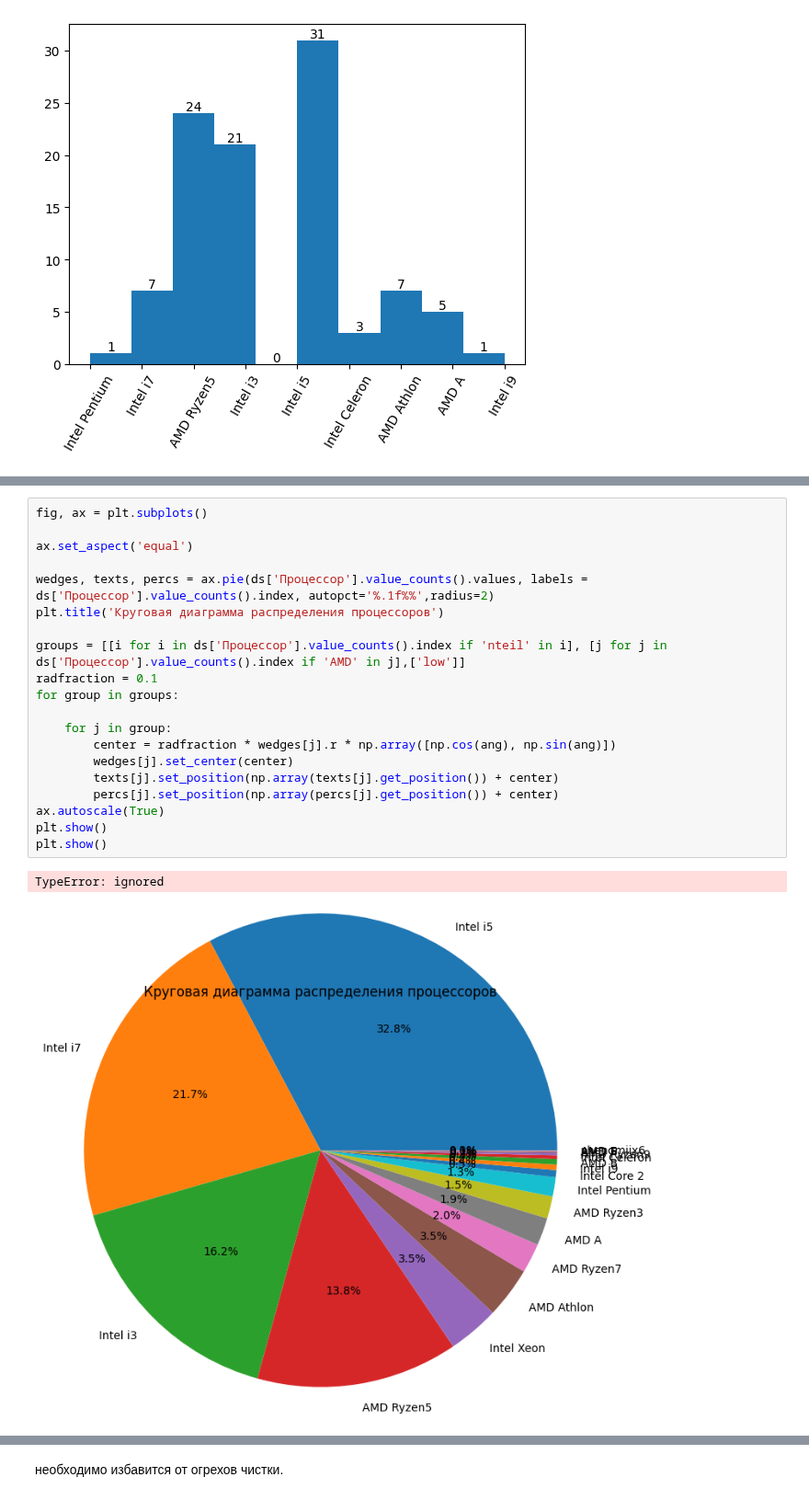
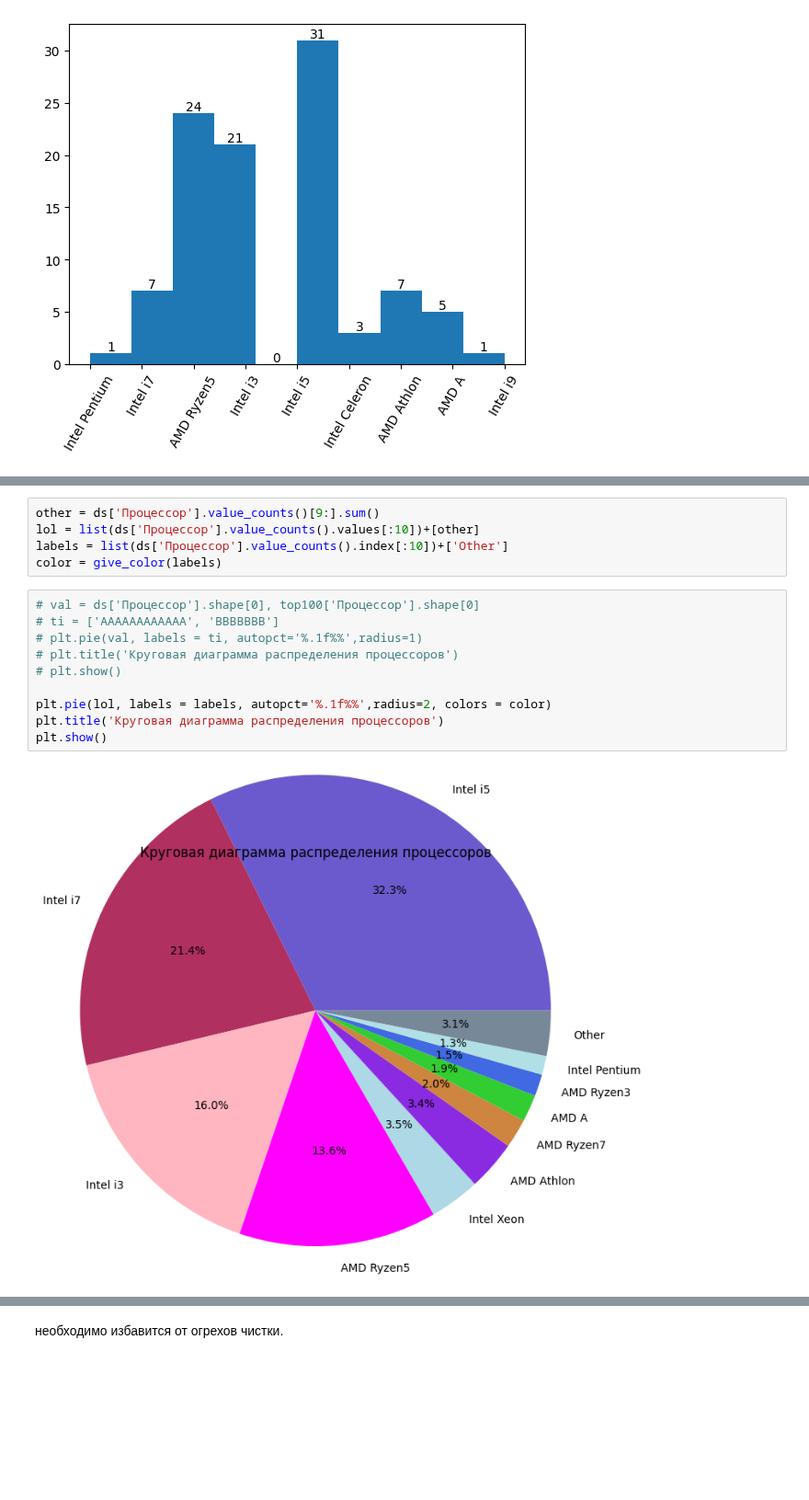
Before and after one commit to EZSib/data_-analytics2023, a Jupyter notebook: practice_eda_Efim.ipynb, the cells around one changed output, grey strips where cells are left out. Shown at 92% size. Drawn from its saved outputs; the diff is of its cells as text; blank space fills up the shorter version.

```diff
--- a/practice_eda_Efim.ipynb
+++ b/practice_eda_Efim.ipynb
@@ -714,23 +835,17 @@ plt.show()
-# %%
-fig, ax = plt.subplots()
-
-ax.set_aspect('equal')
-
-wedges, texts, percs = ax.pie(ds['Процессор'].value_counts().values, labels = ds['Процессор'].value_counts().index, autopct='%.1f%%',radius=2)
-plt.title('Круговая диаграмма распределения процессоров')
-
-groups = [[i for i in ds['Процессор'].value_counts().index if 'nteil' in i], [j for j in ds['Процессор'].value_counts().index if 'AMD' in j],['low']]
-radfraction = 0.1
-for group in groups:
-
-    for j in group:
-        center = radfraction * wedges[j].r * np.array([np.cos(ang), np.sin(ang)])
-        wedges[j].set_center(center)
-        texts[j].set_position(np.array(texts[j].get_position()) + center)
-        percs[j].set_position(np.array(percs[j].get_position()) + center)
-ax.autoscale(True)
-plt.show()
-plt.show()
-# %% [output]
-TypeError: ignored
-[figure, removed]
+# %%
+other = ds['Процессор'].value_counts()[9:].sum()
+lol = list(ds['Процессор'].value_counts().values[:10])+[other]
+labels = list(ds['Процессор'].value_counts().index[:10])+['Other']
+color = give_color(labels)
+# %%
+# val = ds['Процессор'].shape[0], top100['Процессор'].shape[0]
+# ti = ['AAAAAAAAAAAA', 'BBBBBBB']
+# plt.pie(val, labels = ti, autopct='%.1f%%',radius=1)
+# plt.title('Круговая диаграмма распределения процессоров')
+# plt.show()
+
+plt.pie(lol, labels = labels, autopct='%.1f%%',radius=2, colors = color)
+plt.title('Круговая диаграмма распределения процессоров')
+plt.show()
+# %% [output]
+[figure, added]
```
Also changed, not shown: parts of 23 cells of this notebook.
